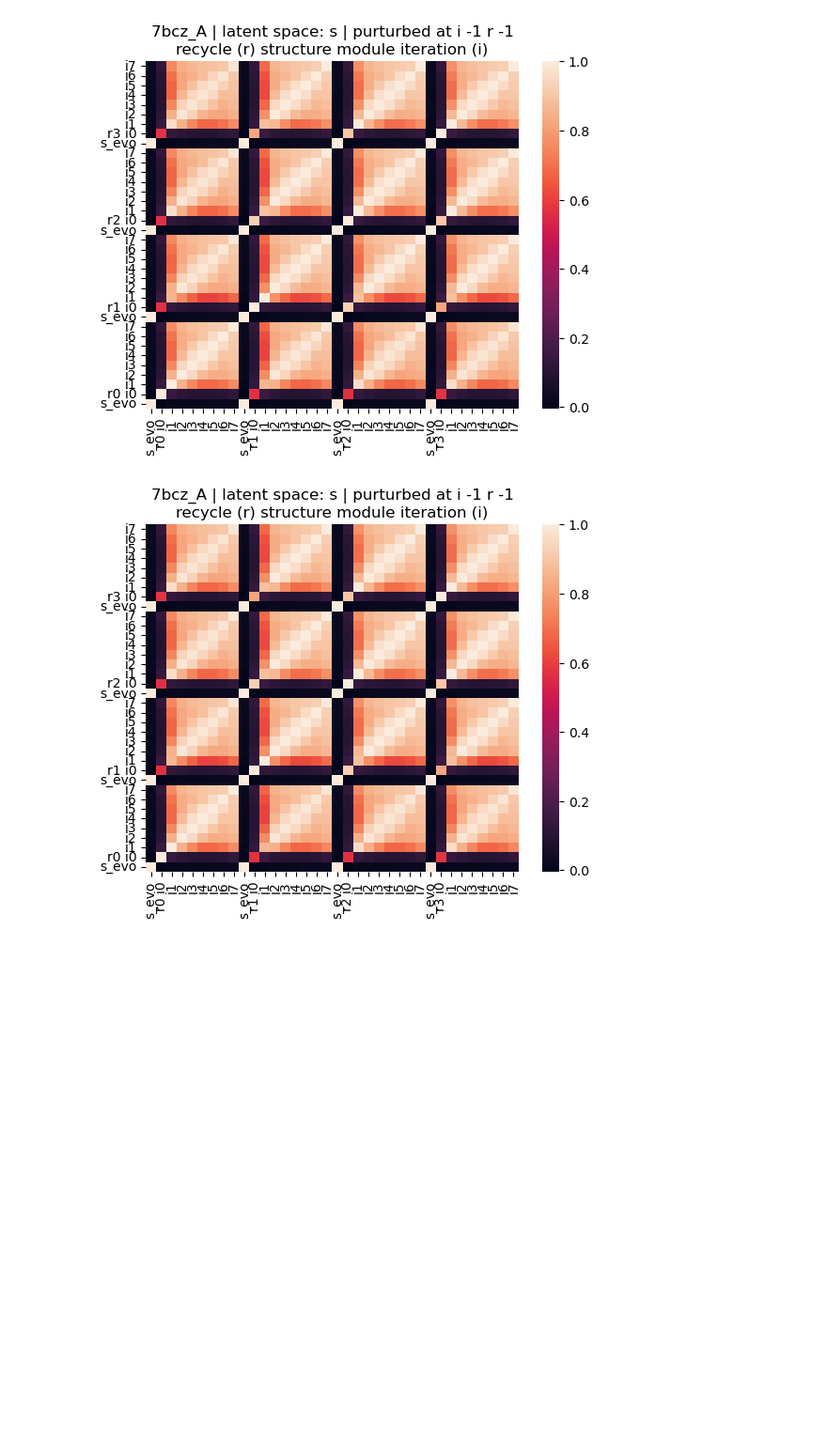
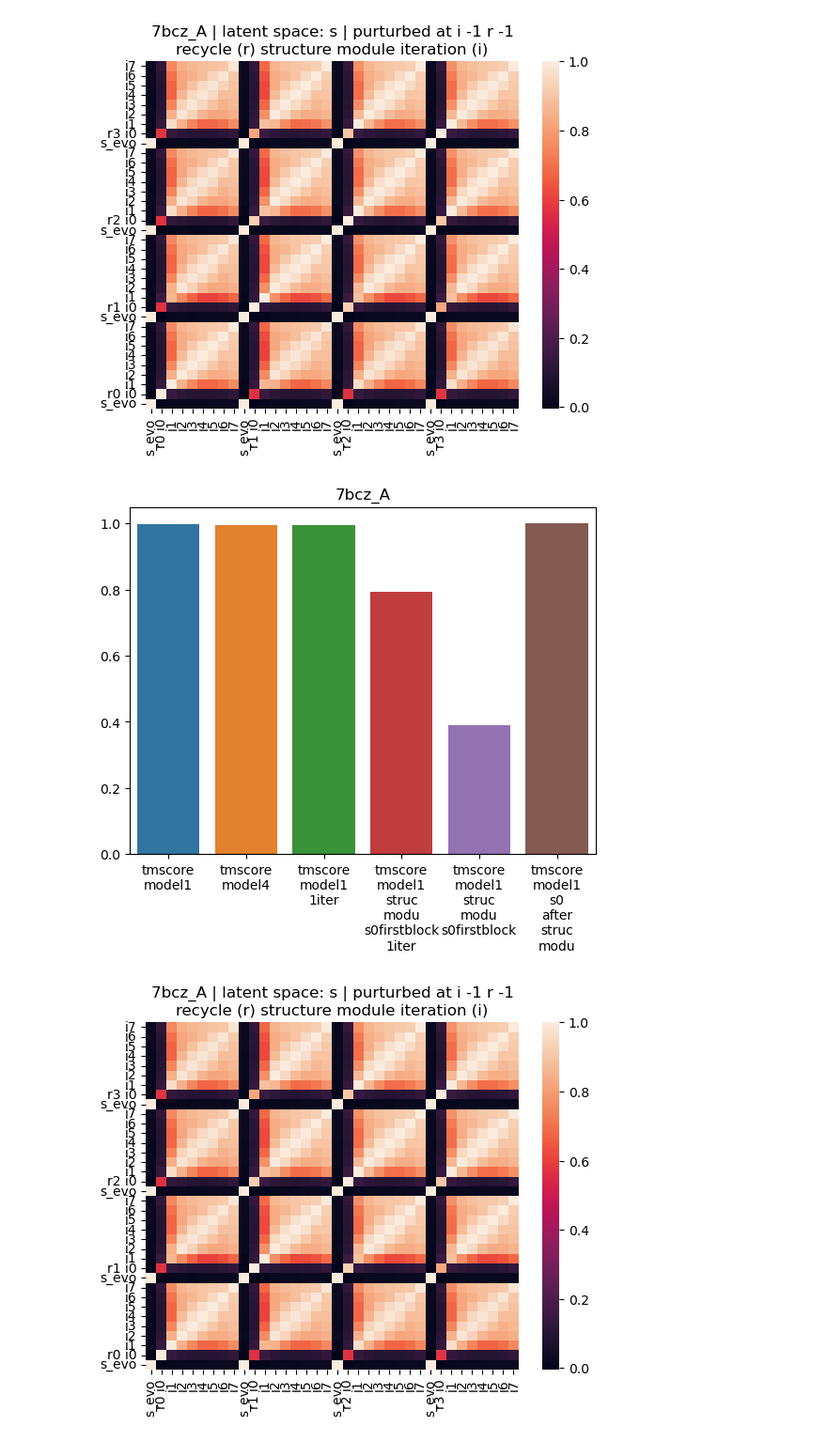
Before and after one commit to MichaelTrumbull/openfold-mt, a Jupyter notebook: personal-nbs/DOE_track_latent_space.ipynb, the cells around one changed output. Shown at 94% size. Cells and saved outputs as stored; diff of their text form; code cells hidden in the pictures; blank space fills up the shorter version.

```diff
--- a/personal-nbs/DOE_track_latent_space.ipynb
+++ b/personal-nbs/DOE_track_latent_space.ipynb
@@ -12,3 +13,9 @@ DOE_7bcz_A = "../data/taccruns/predictions-latentspacesave-DOEstrucmodu_7bcz_A/"
+# %%
+# cameo dict
+with open('cameo_dict.pkl', 'rb') as f: cameo_dict = pickle.load(f)
+stats = ['tmscore_model1','tmscore_model4','tmscore_model1_1iter',
+         'tmscore_model1_struc_modu_s0firstblock_1iter','tmscore_model1_struc_modu_s0firstblock',
+         'tmscore_model1_s0_after_struc_modu']
 # %%
 #lst_iterations = [f"r{r}i{i}" for r in range(4) for i in range(8)]
 lst_iterations = [f"i{i}" for r in range(4) for i in range(8)]
@@ -18,6 +25,14 @@ lst_iterations[16] = "r2 i0"
 lst_iterations[24] = "r3 i0"
 #lst_iterations = ['evo'] + lst_iterations
 
+def tmscore_barchart(protein):
+    tmscore_stats = []
+    for stat in stats:
+        tmscore_stats.append(cameo_dict[protein][stat])
+    wrapped_labels = [ label.replace('_', '\n') for label in stats ]
+    ax = sns.barplot(x=wrapped_labels,y=tmscore_stats)
+    ax.set_title(protein)
+    plt.show()
 cos = nn.CosineSimilarity(dim=0)
 def latent_space_cosine_grid(protein, rep):
     data = np.empty([32,32])
@@ -111,8 +126,10 @@ def latent_space_cosine_grid_DOE_with_evo_s(protein,i_zeroed,r_zeroed):
     plt.show()
 # %%
 latent_space_cosine_grid_DOE_with_evo_s('7bcz_A',-1,-1)
+tmscore_barchart('7bcz_A')
 # %% [output]
 [figure]
+[figure, added]
 # %%
 latent_space_cosine_grid_DOE_with_evo_s('7bcz_A',-1,-1)
 for r in range(4):
```
Also changed, not shown: parts of 1 cell of this notebook, 1 other file.
